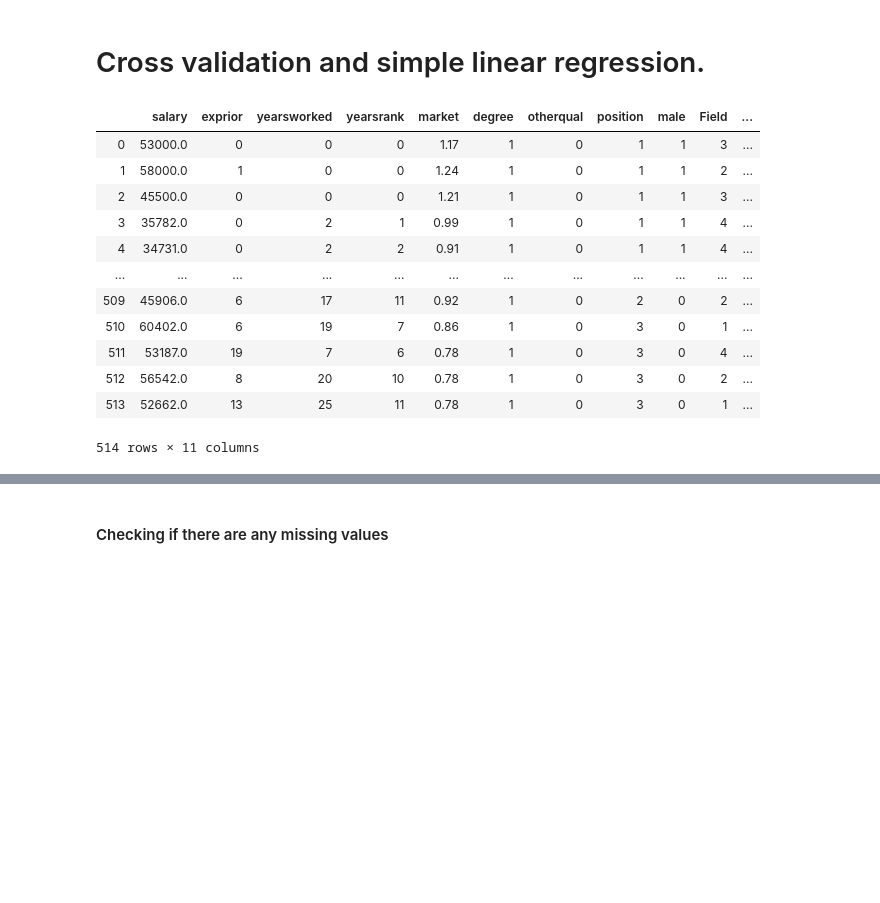
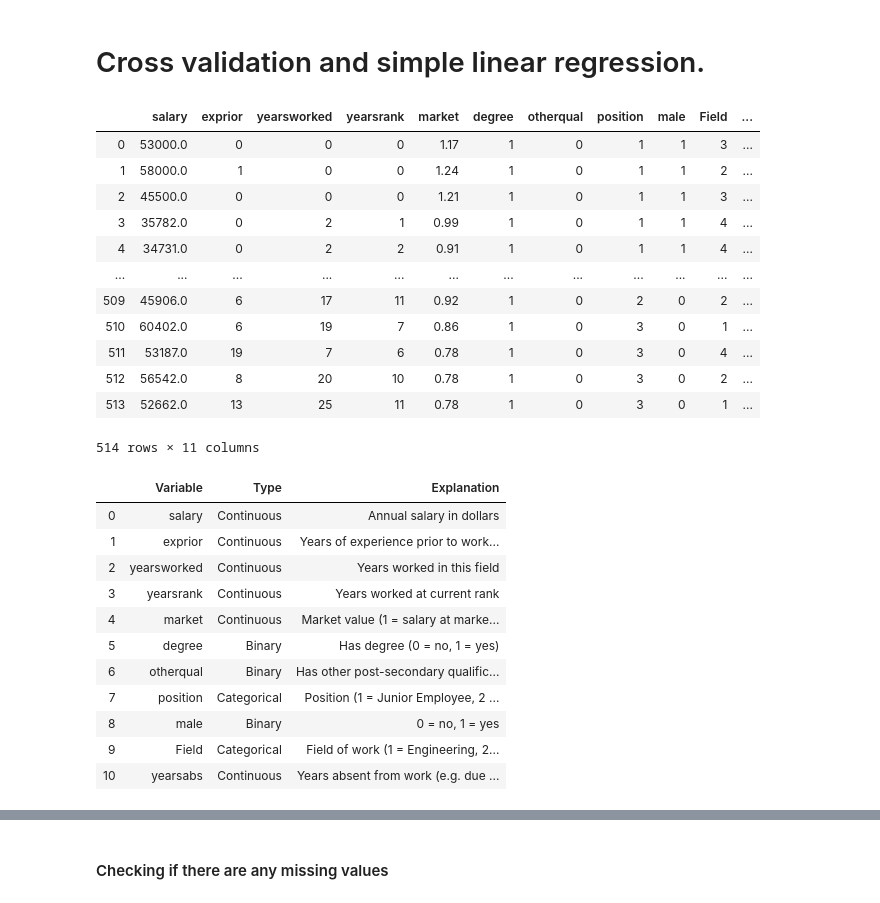
Before and after one commit to KhomotsoT/Cross_validation_and_simple_linear_regressiom, a Jupyter notebook: Cross_validation_and_simple_linear_regression.ipynb, the cells around one changed output, grey strips where cells are left out. Saved outputs shown, nothing was run; the diff lists cells and outputs as text; code cells hidden in the pictures; blank space fills up the shorter version.

```diff
--- a/Cross_validation_and_simple_linear_regression.ipynb
+++ b/Cross_validation_and_simple_linear_regression.ipynb
@@ -6,6 +6,7 @@ import seaborn as sns
 import matplotlib.pyplot as plt
 import pandas as pd
 import statsmodels as sm
+from statsmodels.tools.eval_measures import rmse
 from scipy import stats
 from scipy.stats import sem
 from scipy.stats import pearsonr
@@ -16,20 +17,37 @@ import statsmodels.api as sm
 from sklearn.metrics import mean_squared_error
 
 
+import warnings
+warnings.filterwarnings('ignore')
+
 salary_data = pd.read_csv('salary.csv')
+salary_meta = pd.read_csv('Salary metadata.csv', sep=';')
 # %%
 display(salary_data)
+display(salary_meta)
 # %% [output]
 |  | salary | exprior | yearsworked | yearsrank | market | degree | otherqual | position | male | Field | ... |
 | 0 | 53000.0 | 0 | 0 | 0 | 1.17 | 1 | 0 | 1 | 1 | 3 | ... |
 | 1 | 58000.0 | 1 | 0 | 0 | 1.24 | 1 | 0 | 1 | 1 | 2 | ... |
 | 2 | 45500.0 | 0 | 0 | 0 | 1.21 | 1 | 0 | 1 | 1 | 3 | ... |
 | 3 | 35782.0 | 0 | 2 | 1 | 0.99 | 1 | 0 | 1 | 1 | 4 | ... |
 | 4 | 34731.0 | 0 | 2 | 2 | 0.91 | 1 | 0 | 1 | 1 | 4 | ... |
 | ... | ... | ... | ... | ... | ... | ... | ... | ... | ... | ... | ... |
 | 509 | 45906.0 | 6 | 17 | 11 | 0.92 | 1 | 0 | 2 | 0 | 2 | ... |
 | 510 | 60402.0 | 6 | 19 | 7 | 0.86 | 1 | 0 | 3 | 0 | 1 | ... |
 | 511 | 53187.0 | 19 | 7 | 6 | 0.78 | 1 | 0 | 3 | 0 | 4 | ... |
 | 512 | 56542.0 | 8 | 20 | 10 | 0.78 | 1 | 0 | 3 | 0 | 2 | ... |
 | 513 | 52662.0 | 13 | 25 | 11 | 0.78 | 1 | 0 | 3 | 0 | 1 | ... |
 514 rows × 11 columns
+|  | Variable | Type | Explanation |
+| 0 | salary | Continuous | Annual salary in dollars |
+| 1 | exprior | Continuous | Years of experience prior to work... |
+| 2 | yearsworked | Continuous | Years worked in this field |
+| 3 | yearsrank | Continuous | Years worked at current rank |
+| 4 | market | Continuous | Market value (1 = salary at marke... |
+| 5 | degree | Binary | Has degree (0 = no, 1 = yes) |
+| 6 | otherqual | Binary | Has other post-secondary qualific... |
+| 7 | position | Categorical | Position (1 = Junior Employee, 2 ... |
+| 8 | male | Binary | 0 = no, 1 = yes |
+| 9 | Field | Categorical | Field of work (1 = Engineering, 2... |
+| 10 | yearsabs | Continuous | Years absent from work (e.g. due ... |
```
Also changed, not shown: parts of 27 cells of this notebook.
